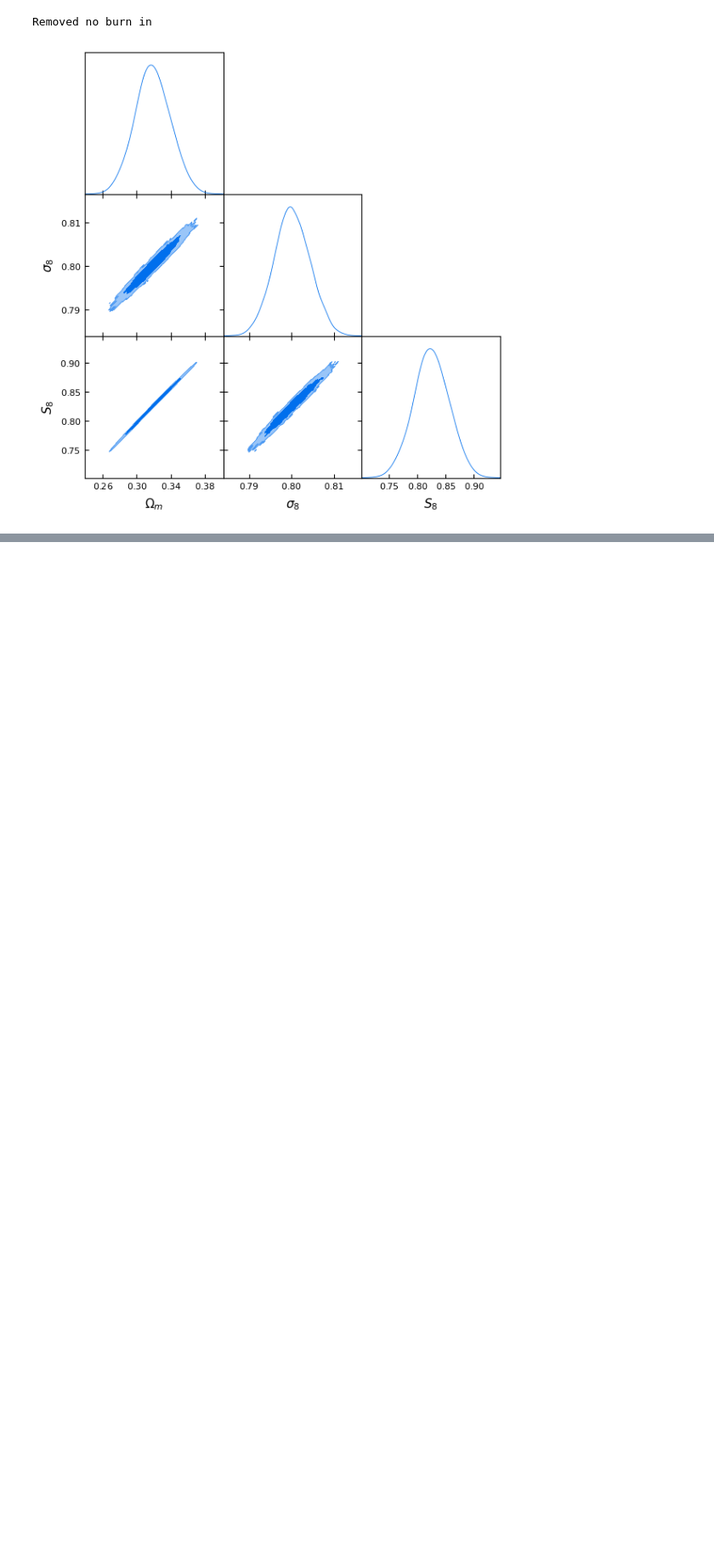
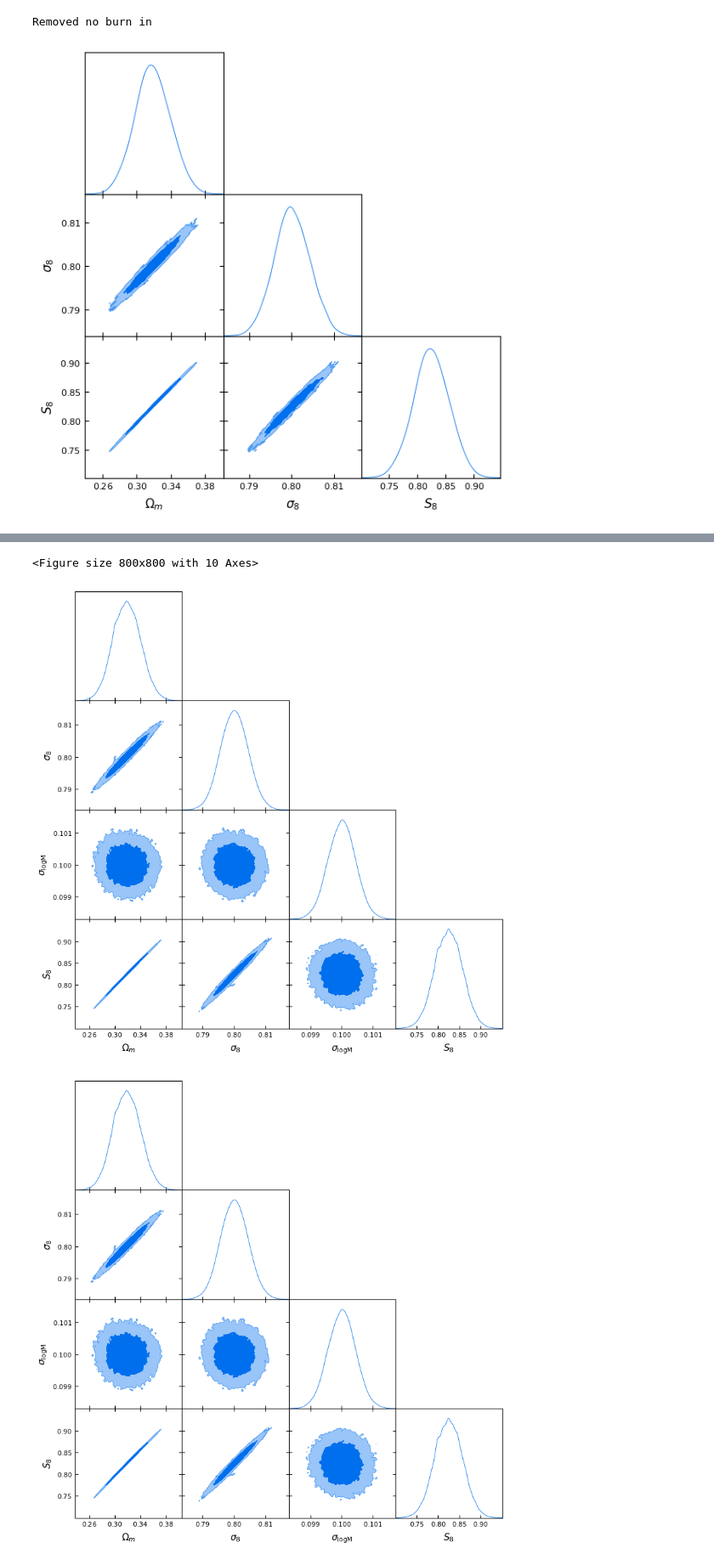
Before and after one commit to xtang126/cluster-catalog, a Jupyter notebook: notebooks/fitting_results.ipynb, the cells around one changed output, grey strips where cells are left out. Shown at 85% size. Cells and saved outputs as stored; diff of their text form; code cells hidden in the pictures; blank space fills up the shorter version.

```diff
--- a/notebooks/fitting_results.ipynb
+++ b/notebooks/fitting_results.ipynb
@@ -169,3 +169,12 @@ plt.show()
 # %% [output]
 Removed no burn in
 [figure]
+# %%
+df = pd.read_csv("../output/mf_noise_v2.txt", sep=r"\s+", comment="#", header=None)
+
+# Check the shape just to be sure
+print(df.shape)  # should be (n_samples, at least 4): omega_m, sigma8, prior, post
+
+# You’ll need to check how many columns you have
+# Assuming the order is: omega_m, sigma8_input, prior, posterior
+df.columns = ["omega_m", "sigma8", "sigma_logm", "prior", "posterior"]
@@ -171,0 +183,20 @@ Removed no burn in
+# %%
+# --- Step 1: Compute S8 ---
+df["S8"] = df["sigma8"] * (df["omega_m"] / 0.3)**0.5
+
+# --- Step 2: Prepare samples array ---
+samples = df[["omega_m", "sigma8", "sigma_logm", "S8"]].values
+
+# --- Step 3: Parameter names and LaTeX labels ---
+names = ['omega_m', 'sigma8', 'sigma_logm', 'S8']
+labels = [r'\Omega_m', r'\sigma_8', r'\sigma_{\rm{logM}}', r'S_8']
+
+# --- Step 4: Create MCSamples object ---
+mc_samples = MCSamples(samples=samples, names=names, labels=labels)
+
+# --- Step 5: Triangle plot ---
+g = plots.getSubplotPlotter()
+#g.settings.fine_bins_2D = 100  # or 150, 200 if needed
+g.triangle_plot(mc_samples, filled=True)
+plt.show()
+# %% [output]
@@ -171,0 +211,3 @@ Removed no burn in
+<Figure size 800x800 with 10 Axes>
+[figure, added]
+[figure, added]
```
Also changed, not shown: parts of 4 cells of this notebook, 38 other files.
